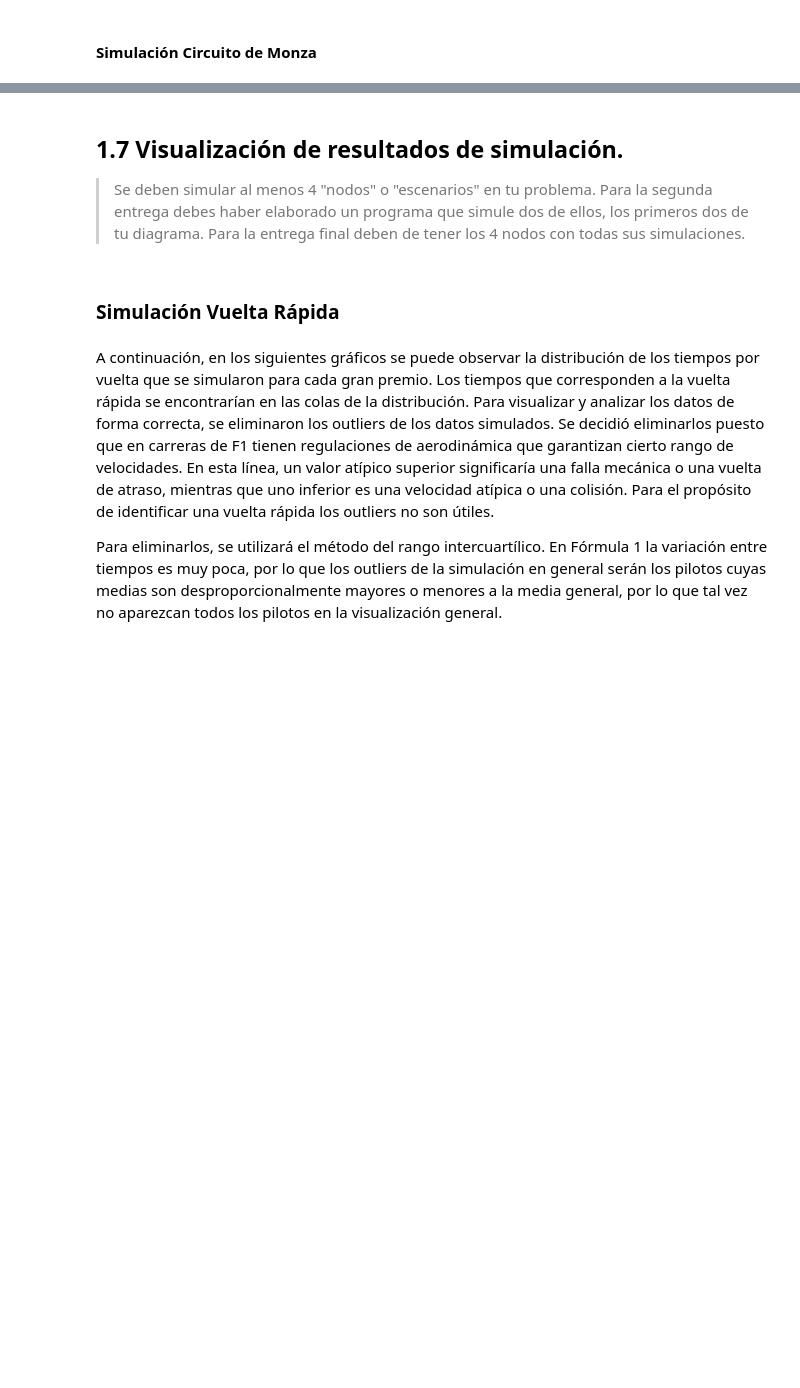
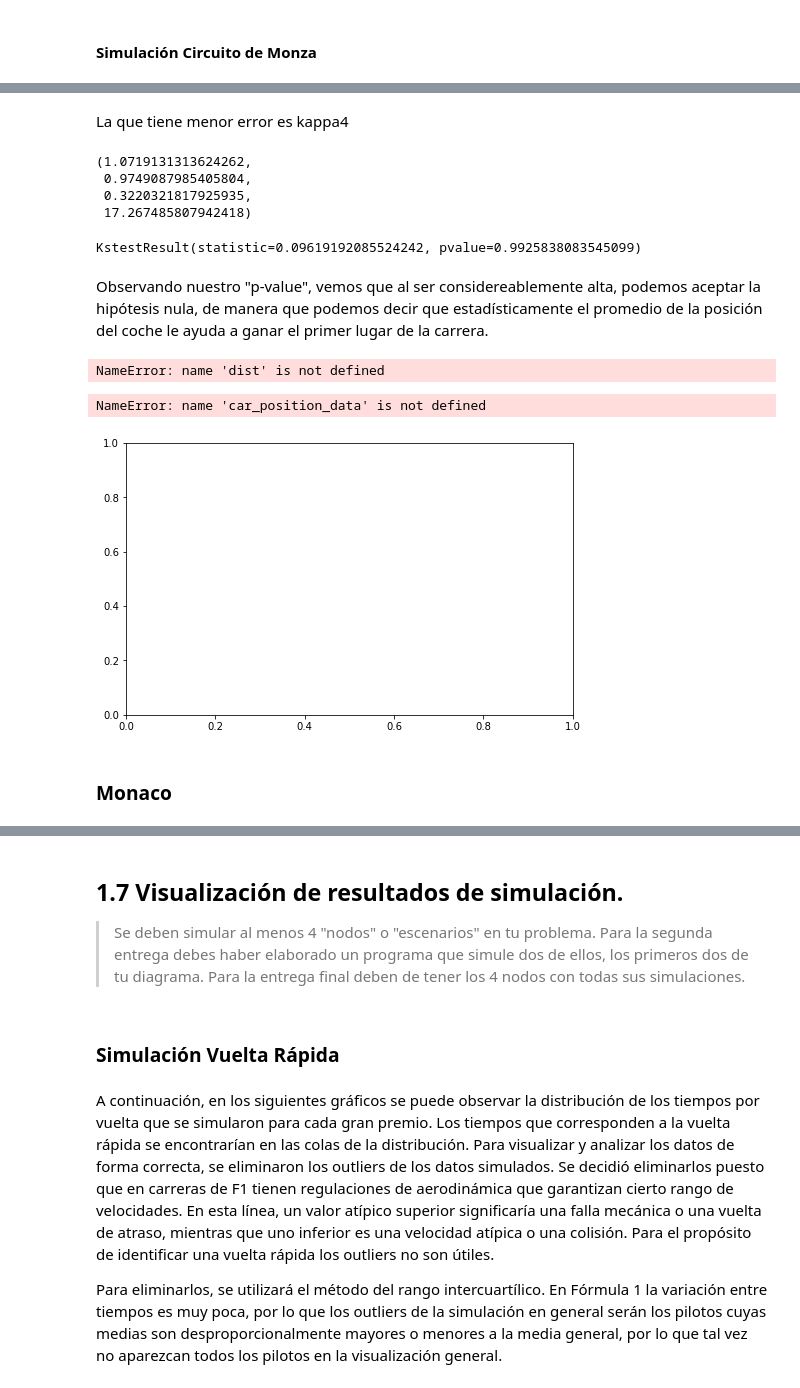
Before and after one commit to carolanb/Proyecto_modulo1, a Jupyter notebook: GuiaProyectoActual.ipynb, the cells around one changed output, grey strips where cells are left out. Saved outputs shown, nothing was run; the diff lists cells and outputs as text; code cells hidden in the pictures; blank space fills up the shorter version.

```diff
--- a/GuiaProyectoActual.ipynb
+++ b/GuiaProyectoActual.ipynb
@@ -213,12 +213,18 @@ def remove_outliers(sim_data):
 
     return s_data,lower_limit,upper_limit
 
-def remove_outliers2(sim_data,columna):
-    Q1 = sim_data[columna].quantile(0.25)
-    Q3 = sim_data[columna].quantile(0.75)
-    IQR = Q3 - Q1
-    lower_limit = Q1 - 1.5 * IQR
-    upper_limit = Q3 + 1.5 * IQR
+#gráfico de barras que por color permita observar piloto de vuelta rápida
+def g_barras(min_times:'serie de Pd con el tiempo mínimo de cada piloto'):
+    def set_colors(data):
+        bar_colors = ['blue'] * len(data)  # Colores por defecto para las barras
+        min_index = data.idxmin()
+        m = data.index.get_loc(min_index)  # Posición del valor mínimo
+        bar_colors[m] = 'red'  # Color rojo para la barra del valor mínimo
+        return bar_colors, m
+    def graf(data,axes,m):
+        data.plot(kind='bar', ax=axes[i], color=bar_colors)
+        axes[i].set_xlabel('Piloto')
+        axes[i].get_xticklabels()[m].set_color('red') #cambia color del nombre del piloto con vuelta rápida
 
     s_data = sim_data[(sim_data[columna] >= lower_limit) & (sim_data[columna] <= upper_limit)]
 
@@ -530,0 +597,43 @@ hist(sim_dt_monza,'Tiempo Simulado','LapTime simulado en GP de Monza',100)
+# %% [markdown]
+La que tiene menor error es kappa4
+# %%
+#Parámetros de distibución kappa4 en nuestros datos
+params_Monza = st.kappa4.fit(promedio_posicion)
+params_Monza
+# %% [output]
+(1.0719131313624262,
+ 0.9749087985405804,
+ 0.3220321817925935,
+ 17.267485807942418)
+# %%
+# Prueba de hipótesis
+st.kstest(promedio_posicion, lambda promedio_posicion: st.kappa4.cdf(promedio_posicion,*params_Monza))
+# %% [output]
+KstestResult(statistic=0.09619192085524242, pvalue=0.9925838083545099)
+# %% [markdown]
+Observando nuestro "p-value", vemos que al ser considereablemente alta, podemos aceptar la hipótesis nula, de manera que podemos decir que estadísticamente el promedio de la posición del coche le ayuda a ganar el primer lugar de la carrera.
+# %%
+params1 = getattr(st, dist).fit(promedio_posicion)
+
+random_hat1 = getattr(st, dist).rvs(*params1, size = 100)
+
+plt.hist(promedio_posicion, bins =15, label = 'data real', density = True)
+plt.hist(random_hat1, bins = 20, density = True, alpha = .5, label = 'data estimado')
+plt.legend()
+plt.show()
+# %% [output]
+NameError: name 'dist' is not defined
+# %%
+divisiones = 20
+fig, ax = plt.subplots(1, 1, figsize=(8, 5))
+
+grap2 = st.probplot(promedio_posicion, dist='kappa4', sparams=getattr(st, 'kappa4').fit(car_position_data)[:-2], plot=ax, fit=True)
+ax.grid()
+ax.set_title('Gráfico de Probabilidad Utilizando paquete scipy')
+
+plt.show()
+# %% [output]
+NameError: name 'car_position_data' is not defined
+[figure, added]
+# %% [markdown]
+### Monaco
```
Also changed, not shown: parts of 58 cells of this notebook, 5 other files.
